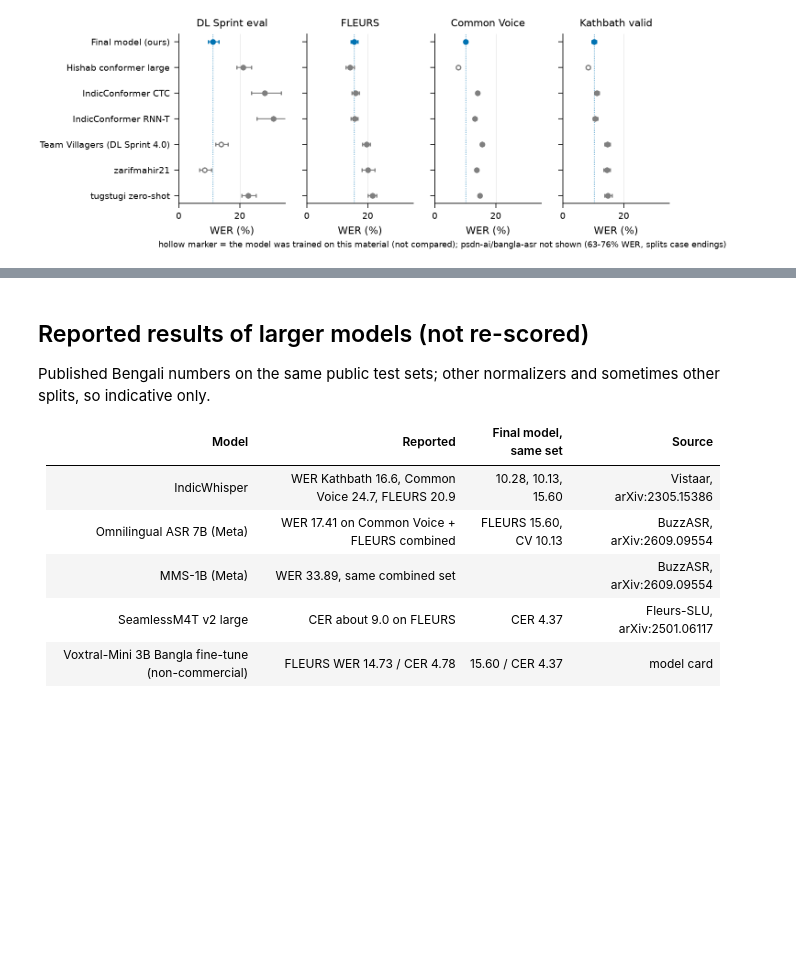
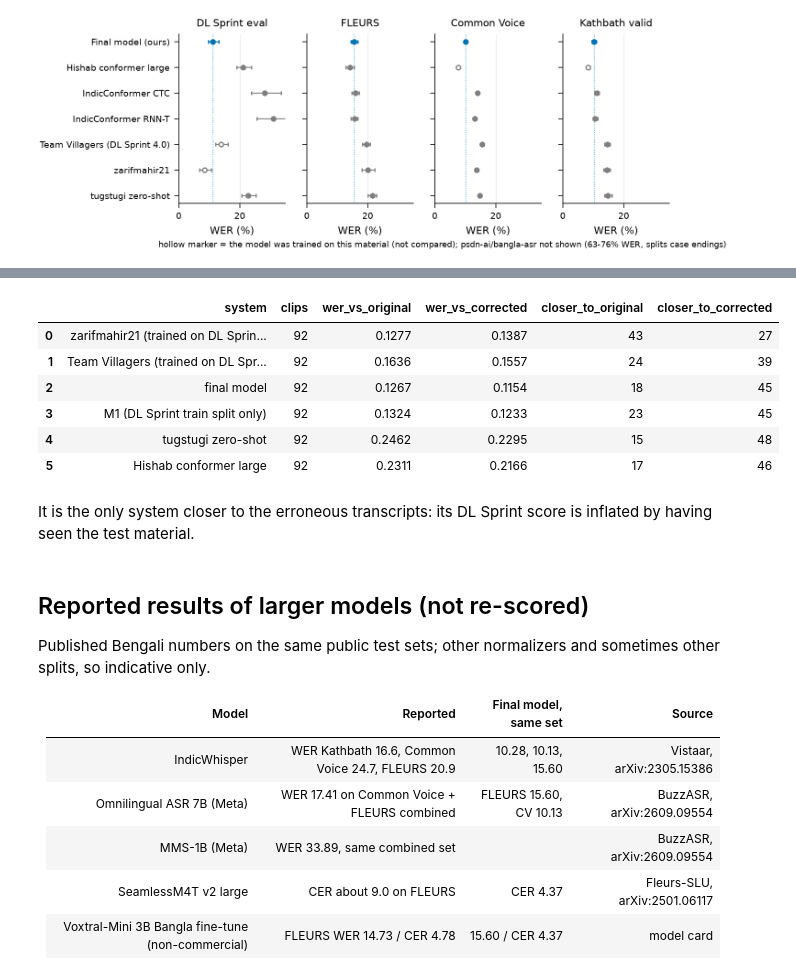
Before and after one commit to omikhan4901/asr, a Jupyter notebook: notebooks/06_comparison_with_other_models.ipynb, the cells around one changed output, grey strips where cells are left out. Cells and saved outputs as stored; diff of their text form; code cells hidden in the pictures; blank space fills up the shorter version.

Commit message:
Memorization check: zarifmahir21 reproduces the uncorrected DL Sprint transcript errors (README 5.13, notebook 6)

```diff
--- a/notebooks/06_comparison_with_other_models.ipynb
+++ b/notebooks/06_comparison_with_other_models.ipynb
@@ -55,3 +60,15 @@ figure("f14_baselines")
+# %%
+pd.read_csv(ROOT / "results/labels/memorization_check.csv").round(4)
+# %% [output]
+|  | system | clips | wer_vs_original | wer_vs_corrected | closer_to_original | closer_to_corrected |
+| 0 | zarifmahir21 (trained on DL Sprin... | 92 | 0.1277 | 0.1387 | 43 | 27 |
+| 1 | Team Villagers (trained on DL Spr... | 92 | 0.1636 | 0.1557 | 24 | 39 |
+| 2 | final model | 92 | 0.1267 | 0.1154 | 18 | 45 |
+| 3 | M1 (DL Sprint train split only) | 92 | 0.1324 | 0.1233 | 23 | 45 |
+| 4 | tugstugi zero-shot | 92 | 0.2462 | 0.2295 | 15 | 48 |
+| 5 | Hishab conformer large | 92 | 0.2311 | 0.2166 | 17 | 46 |
+# %% [markdown]
+It is the only system closer to the erroneous transcripts: its DL Sprint score is inflated by having seen the test material.
 # %% [markdown]
 ## Reported results of larger models (not re-scored)
 Published Bengali numbers on the same public test sets; other normalizers and sometimes other splits, so indicative only.
```
Also changed, not shown: parts of 1 cell of this notebook, 4 other files.
